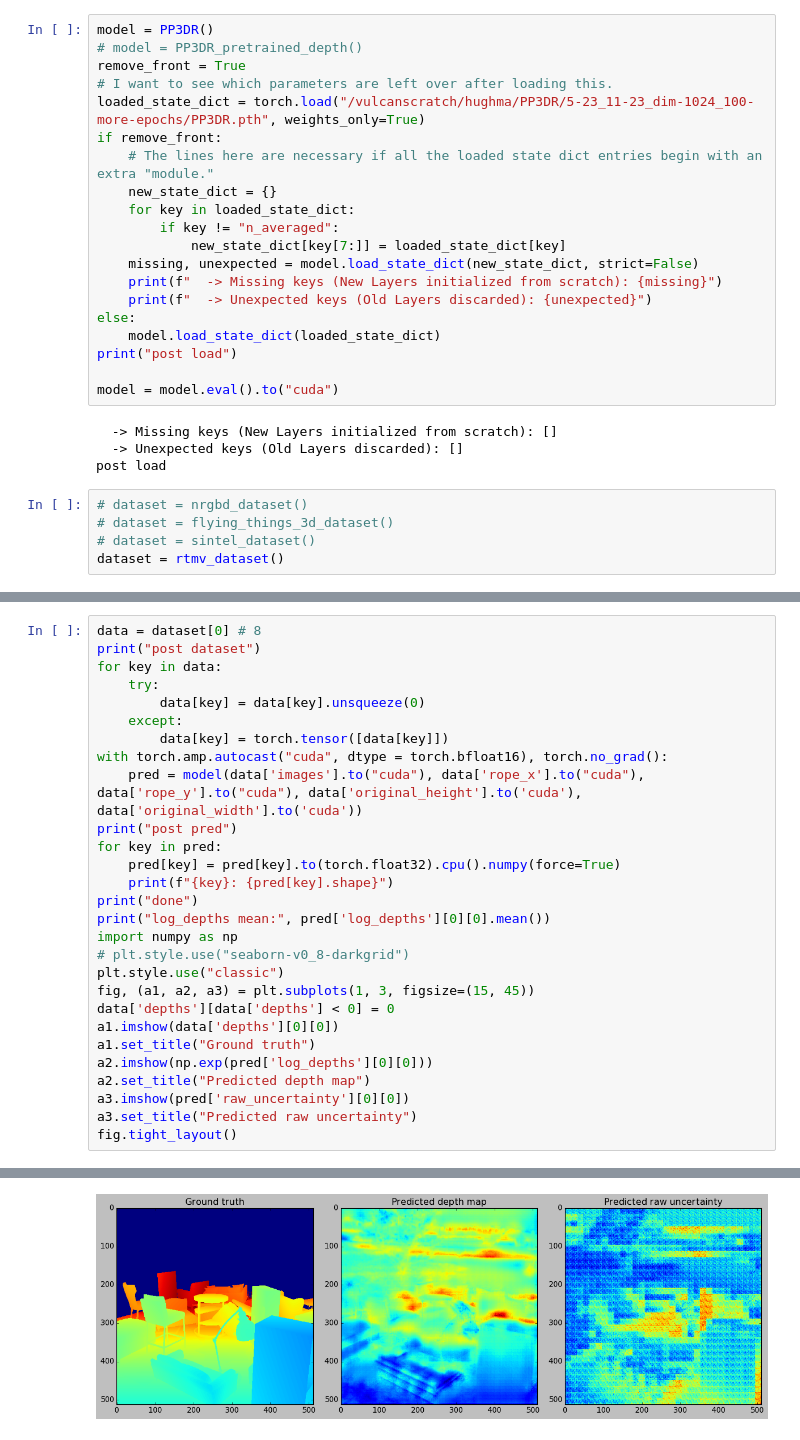
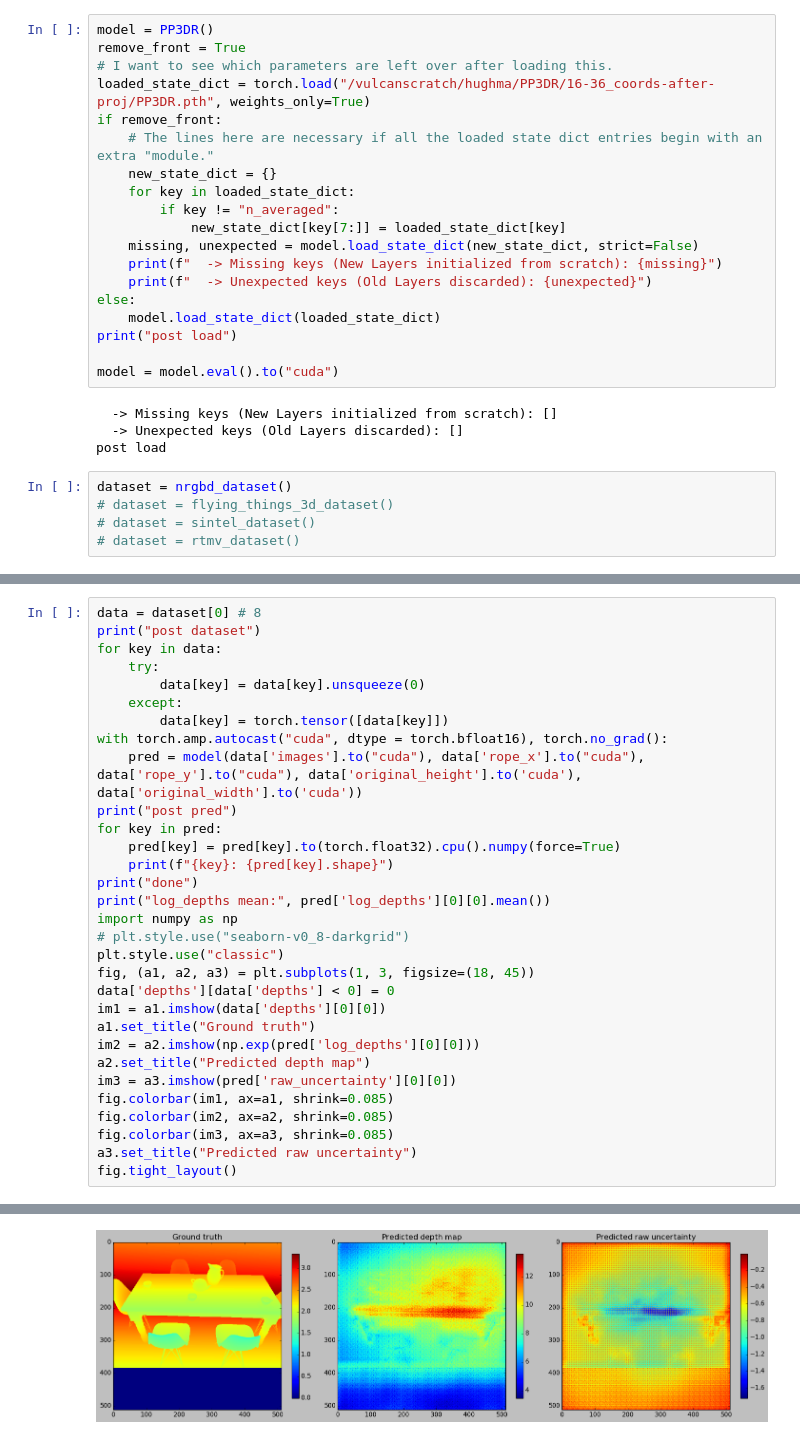
Before and after one commit to hughmathimati/PP3DR, a Jupyter notebook: PP3DR/visualise/notebook.ipynb, the cells around one changed output, grey strips where cells are left out. Drawn from its saved outputs; the diff is of its cells as text.

Commit message:
Many small changes throughout the course of experimentation. Latest change is switching coords to right after the initial DPT projection, and also switching to Hughber Loss.

```diff
--- a/PP3DR/visualise/notebook.ipynb
+++ b/PP3DR/visualise/notebook.ipynb
@@ -12,10 +11,9 @@ from datasets.sintel.sintel_dataset import sintel_dataset
 import matplotlib.pyplot as plt
 # %%
 model = PP3DR()
-# model = PP3DR_pretrained_depth()
 remove_front = True
 # I want to see which parameters are left over after loading this.
-loaded_state_dict = torch.load("/vulcanscratch/hughma/PP3DR/5-23_11-23_dim-1024_100-more-epochs/PP3DR.pth", weights_only=True)
+loaded_state_dict = torch.load("/vulcanscratch/hughma/PP3DR/16-36_coords-after-proj/PP3DR.pth", weights_only=True)
 if remove_front:
     # The lines here are necessary if all the loaded state dict entries begin with an extra "module."
     new_state_dict = {}
@@ -35,8 +33,8 @@ model = model.eval().to("cuda")
   -> Unexpected keys (Old Layers discarded): []
 post load
 # %%
-# dataset = nrgbd_dataset()
+dataset = nrgbd_dataset()
 # dataset = flying_things_3d_dataset()
 # dataset = sintel_dataset()
-dataset = rtmv_dataset()
+# dataset = rtmv_dataset()
 # %% [output]
@@ -60,13 +58,16 @@ print("log_depths mean:", pred['log_depths'][0][0].mean())
 import numpy as np
 # plt.style.use("seaborn-v0_8-darkgrid")
 plt.style.use("classic")
-fig, (a1, a2, a3) = plt.subplots(1, 3, figsize=(15, 45))
+fig, (a1, a2, a3) = plt.subplots(1, 3, figsize=(18, 45))
 data['depths'][data['depths'] < 0] = 0
-a1.imshow(data['depths'][0][0])
+im1 = a1.imshow(data['depths'][0][0])
 a1.set_title("Ground truth")
-a2.imshow(np.exp(pred['log_depths'][0][0]))
+im2 = a2.imshow(np.exp(pred['log_depths'][0][0]))
 a2.set_title("Predicted depth map")
-a3.imshow(pred['raw_uncertainty'][0][0])
+im3 = a3.imshow(pred['raw_uncertainty'][0][0])
+fig.colorbar(im1, ax=a1, shrink=0.085)
+fig.colorbar(im2, ax=a2, shrink=0.085)
+fig.colorbar(im3, ax=a3, shrink=0.085)
 a3.set_title("Predicted raw uncertainty")
 fig.tight_layout()
 # %% [output]
@@ -82 +83 @@ log_depths mean: 0.007671833
-[figure, old version]
+[figure, new version]
```
Also changed, not shown: parts of 3 cells of this notebook, 7 other files.
